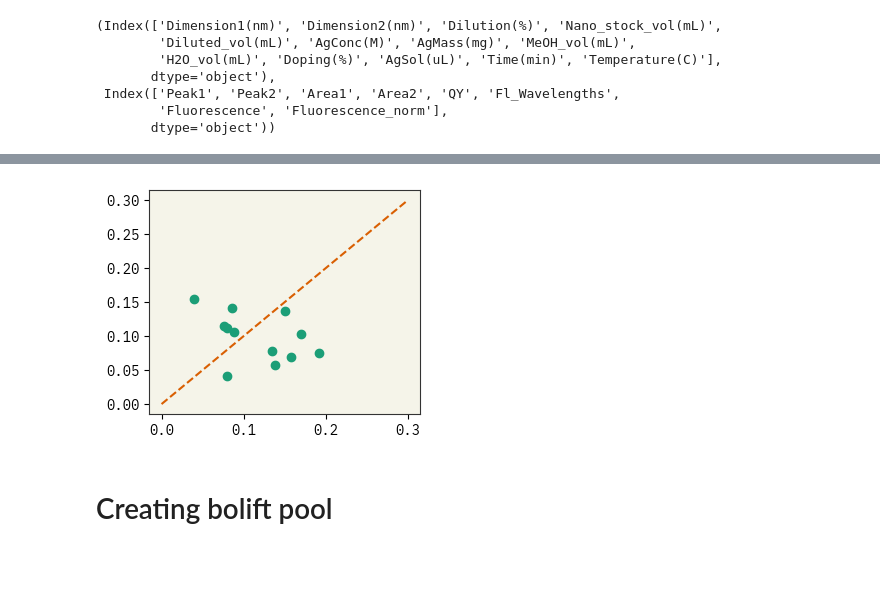
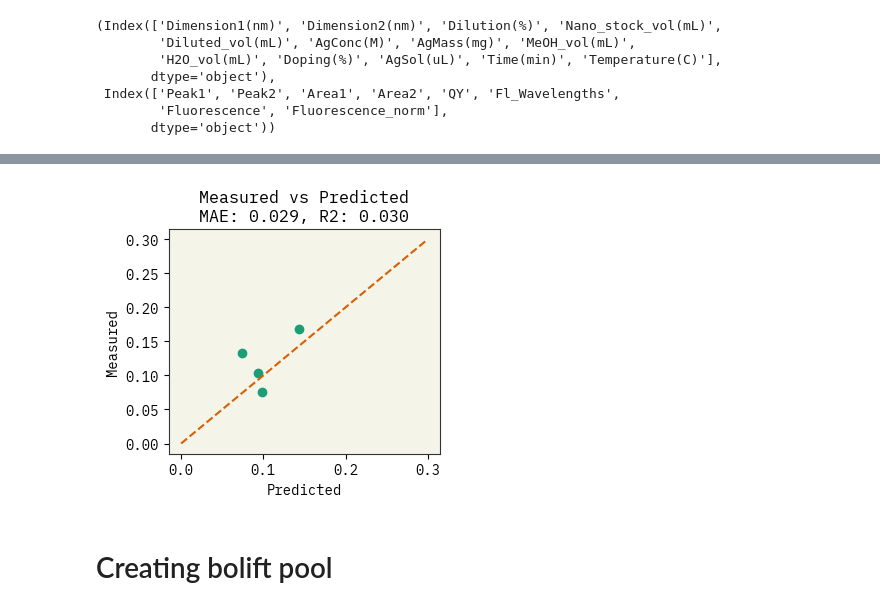
Before and after one commit to maykcaldas/BioNano-DOE, a Jupyter notebook: AgML/process_data.ipynb, the cells around one changed output, grey strips where cells are left out. Cells and saved outputs as stored; diff of their text form; code cells hidden in the pictures; blank space fills up the shorter version.

```diff
--- a/AgML/process_data.ipynb
+++ b/AgML/process_data.ipynb
@@ -337,6 +337,11 @@ BO_NLP = {
     "M3-R3" : "Stock nanoplatelets have dimensions 29.529 nm by 8.737 nm and the optical density of 100x hexanes dilution of stock is 0.42% recorded at 512nm. 0.5 mL nanoplatelets stock is diluted 7x by hexanes using 3.5 mL for each trial of doping. Silver acetate solution of 0.006 M is made with 7.8 mg of silver acetate in 5 mL of MeOH and 2 mL of water. 2.5 % Ag doping requires 3.4 uL of silver doping solution, respectively. The reaction was performed at 1000 rpm for 180 minutes at 25 oC. Fluorescence of each doped sample was collected as a 30x dilution with hexanes.",
     "M3-R4" : "Stock nanoplatelets have dimensions 19.835 nm by 14.762 nm and the optical density of 100x hexanes dilution of stock is 0.26% recorded at 512nm. 0.5 mL nanoplatelets stock is diluted 7x by hexanes using 3.5 mL for each trial of doping. Silver acetate solution of 0.006 M is made with 7.8 mg of silver acetate in 5 mL of MeOH and 2 mL of water. 2.5 % Ag doping requires 3.4 uL of silver doping solution, respectively. The reaction was performed at 1000 rpm for 60 minutes at 25 oC. Fluorescence of each doped sample was collected as a 30x dilution with hexanes.",
     "M3-R5" : "Stock nanoplatelets have dimensions 31.121 nm by 7.358 nm and the optical density of 100x hexanes dilution of stock is 0.212% recorded at 512nm. 0.5 mL nanoplatelets stock is diluted 7x by hexanes using 3.5 mL for each trial of doping. Silver acetate solution of 0.006 M is made with 7.8 mg of silver acetate in 5 mL of MeOH and 2 mL of water. 2.5 % Ag doping requires 3.4 uL of silver doping solution, respectively. The reaction was performed at 1000 rpm for 10 minutes at 25 oC. Fluorescence of each doped sample was collected as a 30x dilution with hexanes.",
+    #
+    "M4-R1": "Stock nanoplatelets have dimensions 33.654 nm by 6.926 nm and the optical density of 100x hexanes dilution of stock is 0.300% recorded at 512 nm. 0.500 mL nanoplatelets stock is diluted 7x by hexanes using 3.500 mL for each trial of doping. Silver acetate solution of 0.00070 M is made with 14.000 mg of silver acetate in 85.589 mL of MeOH and 34.236 mL of water. 10.000 % Ag doping requires 344.528 uL of silver doping solution, respectively. The reaction was performed at 1000 rpm for 60.0 minutes at 0.000 oC. Fluorescence of each doped sample was collected as a 30x dilution with hexanes.",
+    "M4-R2": "Stock nanoplatelets have dimensions 33.654 nm by 6.926 nm and the optical density of 100x hexanes dilution of stock is 0.150% recorded at 512 nm. 0.250 mL nanoplatelets stock is diluted 7x by hexanes using 1.750 mL for each trial of doping. Silver acetate solution of 0.00070 M is made with 14.000 mg of silver acetate in 85.589 mL of MeOH and 34.236 mL of water. 5.000 % Ag doping requires 43.066 uL of silver doping solution, respectively. The reaction was performed at 1000 rpm for 10.0 minutes at 0.000 oC. Fluorescence of each doped sample was collected as a 30x dilution with hexanes.",
+    "M4-R3": "Stock nanoplatelets have dimensions 30.594 nm by 8.897 nm and the optical density of 100x hexanes dilution of stock is 0.300% recorded at 512 nm. 0.500 mL nanoplatelets stock is diluted 7x by hexanes using 3.500 mL for each trial of doping. Silver acetate solution of 0.00600 M is made with 3.500 mg of silver acetate in 2.496 mL of MeOH and 0.999 mL of water. 2.000 % Ag doping requires 9.388 uL of silver doping solution, respectively. The reaction was performed at 1000 rpm for 60.0 minutes at 0.000 oC. Fluorescence of each doped sample was collected as a 30x dilution with hexanes.",
+    "M4-R5": "Stock nanoplatelets have dimensions 33.654 nm by 6.926 nm and the optical density of 100x hexanes dilution of stock is 0.150% recorded at 512 nm. 0.500 mL nanoplatelets stock is diluted 7x by hexanes using 3.500 mL for each trial of doping. Silver acetate solution of 0.00070 M is made with 3.500 mg of silver acetate in 21.397 mL of MeOH and 8.559 mL of water. 5.000 % Ag doping requires 86.132 uL of silver doping solution, respectively. The reaction was performed at 1000 rpm for 60.0 minutes at 25.000 oC. Fluorescence of each doped sample was collected as a 30x dilution with hexanes."
     }
 
 BO_NLP_pred = {
@@ -355,6 +360,10 @@ BO_NLP_pred = {
     "M3-R3" : 0.088,
     "M3-R4" : 0.072,
     "M3-R5" : 0.076,
+    "M4-R1" : 0.094,
+    "M4-R2" : 0.0744,
+    "M4-R3" : 0.098,
+    "M4-R5" : 0.144,
 }
 
 for r in BO_NLP.keys():
@@ -366,8 +375,8 @@ for r in BO_NLP.keys():
         print(f"File not available: Data/proposed_trials/NLP/{r}.csv")
         continue
 
-    with open(f"Data/proposed_trials/NLP/{r}.txt", "r") as fl_data:
-        with open(f"Data/proposed_trials/NLP/{r}.csv", "r") as abs_data:
+    with open(f"Data/proposed_trials/NLP/{r}.txt", "r", encoding='utf-8-sig') as fl_data:
+        with open(f"Data/proposed_trials/NLP/{r}.csv", "r", encoding='utf-8-sig') as abs_data:
             prompt = BO_NLP[r]
             peak1, peak2, area1, area2, qy, completion = process_input(fl_data, abs_data)
             prompts.append(prompt)
@@ -423,3 +440,5 @@ File not available: Data/proposed_trials/NLP/M3-R4.txt
+# %%
+pool_results.drop(index=[i for i in range(12)], axis=0, inplace=True)
 # %%
 # plot completion results. But the experiments starting with M1 should be plotted with x=1, M2 with x=2, and M3 with x=3
 fig, ax = plt.subplots()
@@ -452,23 +469,31 @@ Measured: 0.114
 # %%
+from sklearn.metrics import mean_absolute_error, r2_score
+
 # examples = [f"{p}\t{f}" for p, f in zip(prompts, labels_f)]
 # add prompt, peaks, areas, qy, completion to examples
 examples = [f"{p}\t{c}\t{p1}\t{p2}\t{auc1}\t{auc2}\t{qy}" for p, c, p1, p2, auc1, auc2, qy in zip(prompts, labels_f, labels_peak1, labels_peak2, labels_auc1, labels_auc2, labels_qy)]
 
 with open('Data/procedures.tsv', 'w') as f:
     f.write(f"prompt\tobj_f\tpeak1\tpeak2\tauc1\tauc2\tQY\n")
     f.write('\n'.join(examples))
 
 # examples = [f"{p}\t{a1}\t{a2}\t{qy}\t{f}" for p, a1, a2, qy, f in zip(prompts, labels_auc1, labels_auc2, labels_qy, labels_f)]
 
 # with open('Data/procedures.tsv', 'w') as f:
 #     f.write(f"prompt\tauc1\tauc2\tQY\tobj_f\n")
 #     f.write('\n'.join(examples))
 
+mae = mean_absolute_error(pool_results['completion'], pool_results['prediction'])
+r2 = r2_score(pool_results['completion'], pool_results['prediction'])
+
 plt.plot(pool_results['prediction'], pool_results['completion'], 'o')
+plt.xlabel('Predicted')
+plt.ylabel('Measured')
+plt.title(f"Measured vs Predicted\nMAE: {mae:.3f}, R2: {r2:.3f}")
 plt.plot((0,0.3), (0,0.3), '--')
 plt.show()
 # %% [output]
-[figure, old version]
+[figure, new version]
 # %% [markdown]
 # Creating bolift pool
 # %%
```
Also changed, not shown: parts of 6 cells of this notebook, 14 other files.
